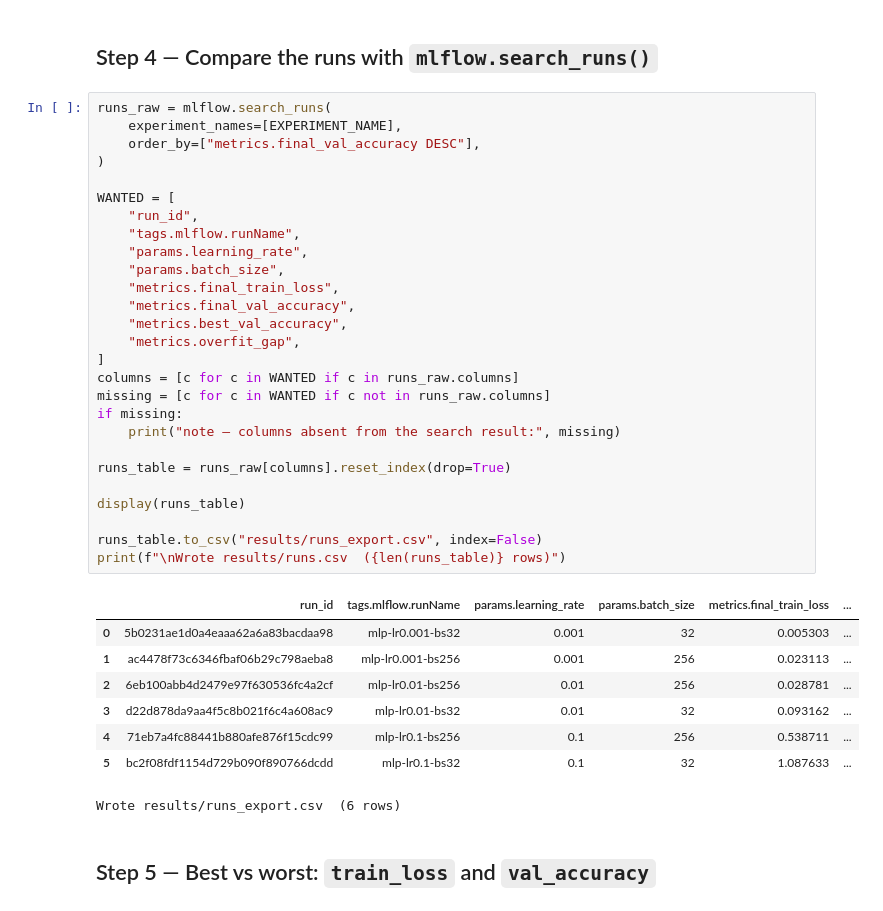
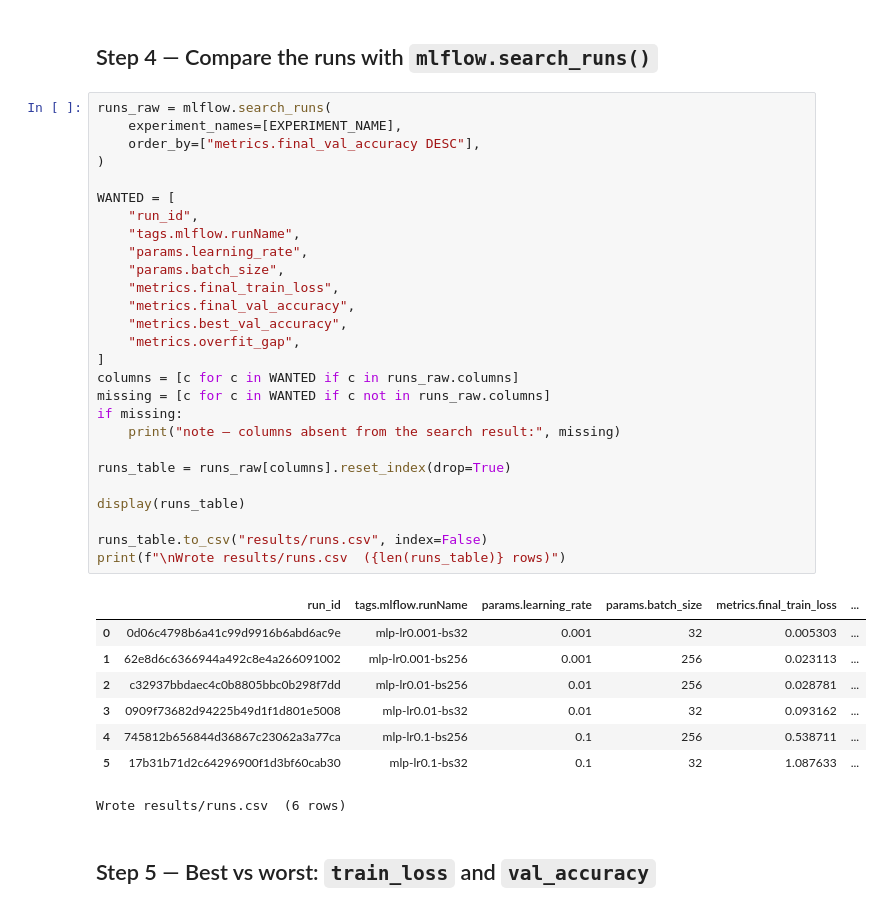
Before and after one commit to poketwouser/AIOps_Assignment_1, a Jupyter notebook: q2_mlflow_mnist/Q2_MLflow_MNIST.ipynb, the cells around one changed output. Saved outputs shown, nothing was run; the diff lists cells and outputs as text.

```diff
--- a/q2_mlflow_mnist/Q2_MLflow_MNIST.ipynb
+++ b/q2_mlflow_mnist/Q2_MLflow_MNIST.ipynb
@@ -135,39 +137,39 @@ Wall time: 1min 44s
 # %%
 runs_raw = mlflow.search_runs(
     experiment_names=[EXPERIMENT_NAME],
     order_by=["metrics.final_val_accuracy DESC"],
 )
 
 WANTED = [
     "run_id",
     "tags.mlflow.runName",
     "params.learning_rate",
     "params.batch_size",
     "metrics.final_train_loss",
     "metrics.final_val_accuracy",
     "metrics.best_val_accuracy",
     "metrics.overfit_gap",
 ]
 columns = [c for c in WANTED if c in runs_raw.columns]
 missing = [c for c in WANTED if c not in runs_raw.columns]
 if missing:
     print("note — columns absent from the search result:", missing)
 
 runs_table = runs_raw[columns].reset_index(drop=True)
 
 display(runs_table)
 
-runs_table.to_csv("results/runs_export.csv", index=False)
+runs_table.to_csv("results/runs.csv", index=False)
 print(f"\nWrote results/runs.csv  ({len(runs_table)} rows)")
 # %% [output]
 |  | run_id | tags.mlflow.runName | params.learning_rate | params.batch_size | metrics.final_train_loss | ... |
-| 0 | 5b0231ae1d0a4eaaa62a6a83bacdaa98 | mlp-lr0.001-bs32 | 0.001 | 32 | 0.005303 | ... |
-| 1 | ac4478f73c6346fbaf06b29c798aeba8 | mlp-lr0.001-bs256 | 0.001 | 256 | 0.023113 | ... |
-| 2 | 6eb100abb4d2479e97f630536fc4a2cf | mlp-lr0.01-bs256 | 0.01 | 256 | 0.028781 | ... |
-| 3 | d22d878da9aa4f5c8b021f6c4a608ac9 | mlp-lr0.01-bs32 | 0.01 | 32 | 0.093162 | ... |
-| 4 | 71eb7a4fc88441b880afe876f15cdc99 | mlp-lr0.1-bs256 | 0.1 | 256 | 0.538711 | ... |
-| 5 | bc2f08fdf1154d729b090f890766dcdd | mlp-lr0.1-bs32 | 0.1 | 32 | 1.087633 | ... |
+| 0 | 0d06c4798b6a41c99d9916b6abd6ac9e | mlp-lr0.001-bs32 | 0.001 | 32 | 0.005303 | ... |
+| 1 | 62e8d6c6366944a492c8e4a266091002 | mlp-lr0.001-bs256 | 0.001 | 256 | 0.023113 | ... |
+| 2 | c32937bbdaec4c0b8805bbc0b298f7dd | mlp-lr0.01-bs256 | 0.01 | 256 | 0.028781 | ... |
+| 3 | 0909f73682d94225b49d1f1d801e5008 | mlp-lr0.01-bs32 | 0.01 | 32 | 0.093162 | ... |
+| 4 | 745812b656844d36867c23062a3a77ca | mlp-lr0.1-bs256 | 0.1 | 256 | 0.538711 | ... |
+| 5 | 17b31b71d2c64296900f1d3bf60cab30 | mlp-lr0.1-bs32 | 0.1 | 32 | 1.087633 | ... |
-Wrote results/runs_export.csv  (6 rows)
+Wrote results/runs.csv  (6 rows)
 # %% [markdown]
 ## Step 5 — Best vs worst: `train_loss` and `val_accuracy`
 # %%
```
Also changed, not shown: parts of 2 cells of this notebook, 3 other files.
